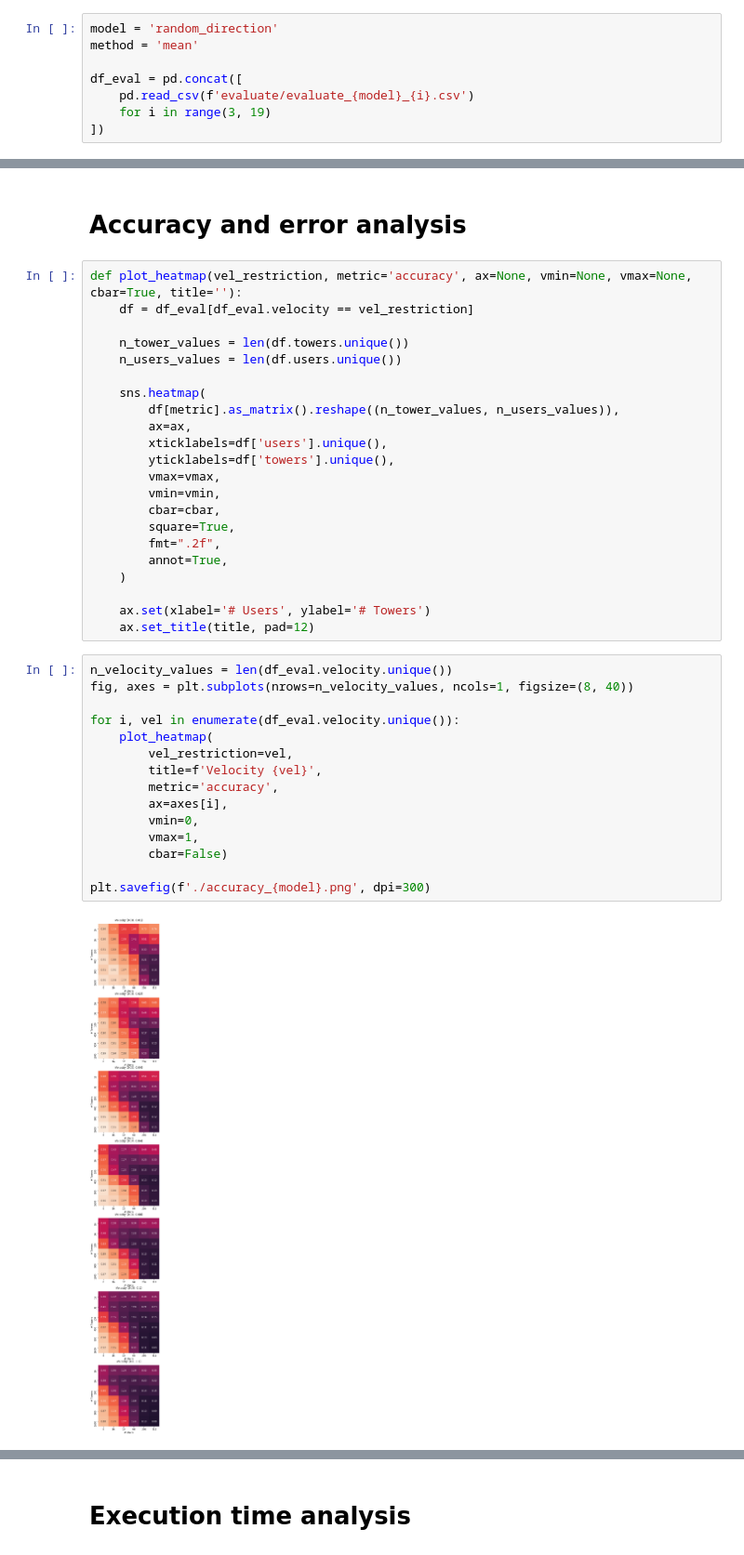
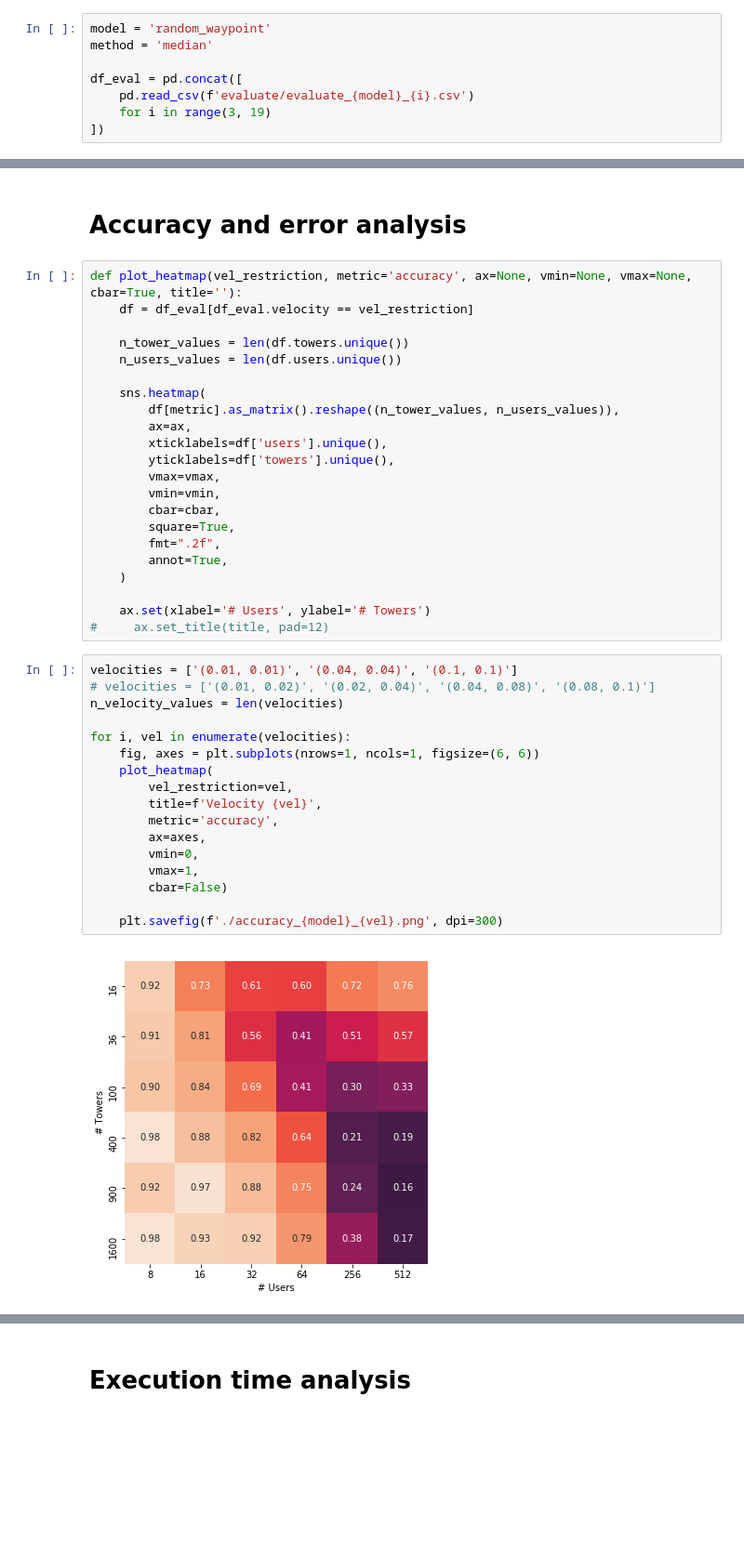
Before and after one commit to leopiney/tscf, a Jupyter notebook: evaluation-results-analysis.ipynb, the cells around one changed output, grey strips where cells are left out. Shown at 93% size. Cells and saved outputs as stored; diff of their text form; blank space fills up the shorter version.

Commit message:
add more results and improved plots

```diff
--- a/evaluation-results-analysis.ipynb
+++ b/evaluation-results-analysis.ipynb
@@ -5,8 +5,8 @@ import numpy as np
 import seaborn as sns
 import matplotlib.pyplot as plt
 # %%
-model = 'random_direction'
-method = 'mean'
+model = 'random_waypoint'
+method = 'median'
 
 df_eval = pd.concat([
     pd.read_csv(f'evaluate/evaluate_{model}_{i}.csv')
@@ -52,21 +60,23 @@ def plot_heatmap(vel_restriction, metric='accuracy', ax=None, vmin=None, vmax=No
     )
 
     ax.set(xlabel='# Users', ylabel='# Towers')
-    ax.set_title(title, pad=12)
+#     ax.set_title(title, pad=12)
 # %%
-n_velocity_values = len(df_eval.velocity.unique())
-fig, axes = plt.subplots(nrows=n_velocity_values, ncols=1, figsize=(8, 40))
+velocities = ['(0.01, 0.01)', '(0.04, 0.04)', '(0.1, 0.1)']
+# velocities = ['(0.01, 0.02)', '(0.02, 0.04)', '(0.04, 0.08)', '(0.08, 0.1)']
+n_velocity_values = len(velocities)
 
-for i, vel in enumerate(df_eval.velocity.unique()):
+for i, vel in enumerate(velocities):
+    fig, axes = plt.subplots(nrows=1, ncols=1, figsize=(6, 6))
     plot_heatmap(
         vel_restriction=vel,
         title=f'Velocity {vel}',
         metric='accuracy',
-        ax=axes[i],
+        ax=axes,
         vmin=0,
         vmax=1,
         cbar=False)
 
-plt.savefig(f'./accuracy_{model}.png', dpi=300)
+    plt.savefig(f'./accuracy_{model}_{vel}.png', dpi=300)
 # %% [output]
-[figure, old version]
+[figure, new version]
```
Also changed, not shown: parts of 8 cells of this notebook, 33 other files.
